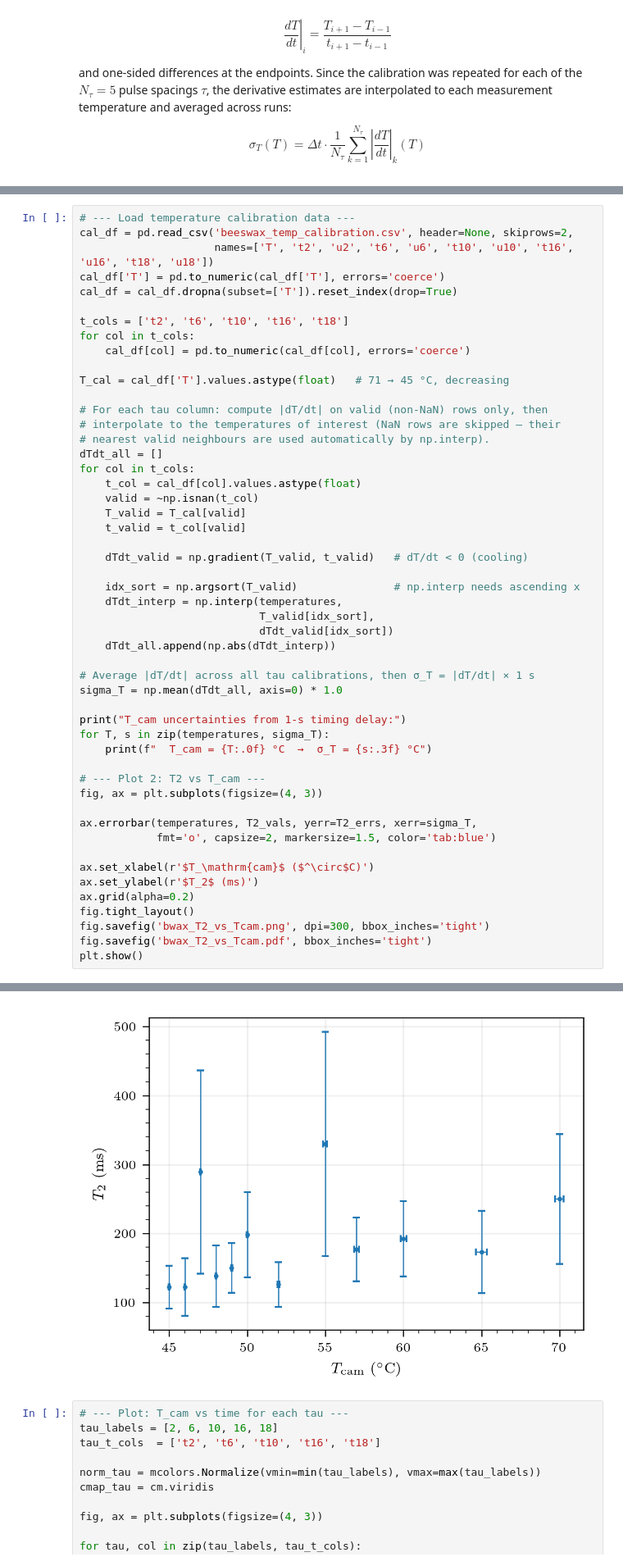
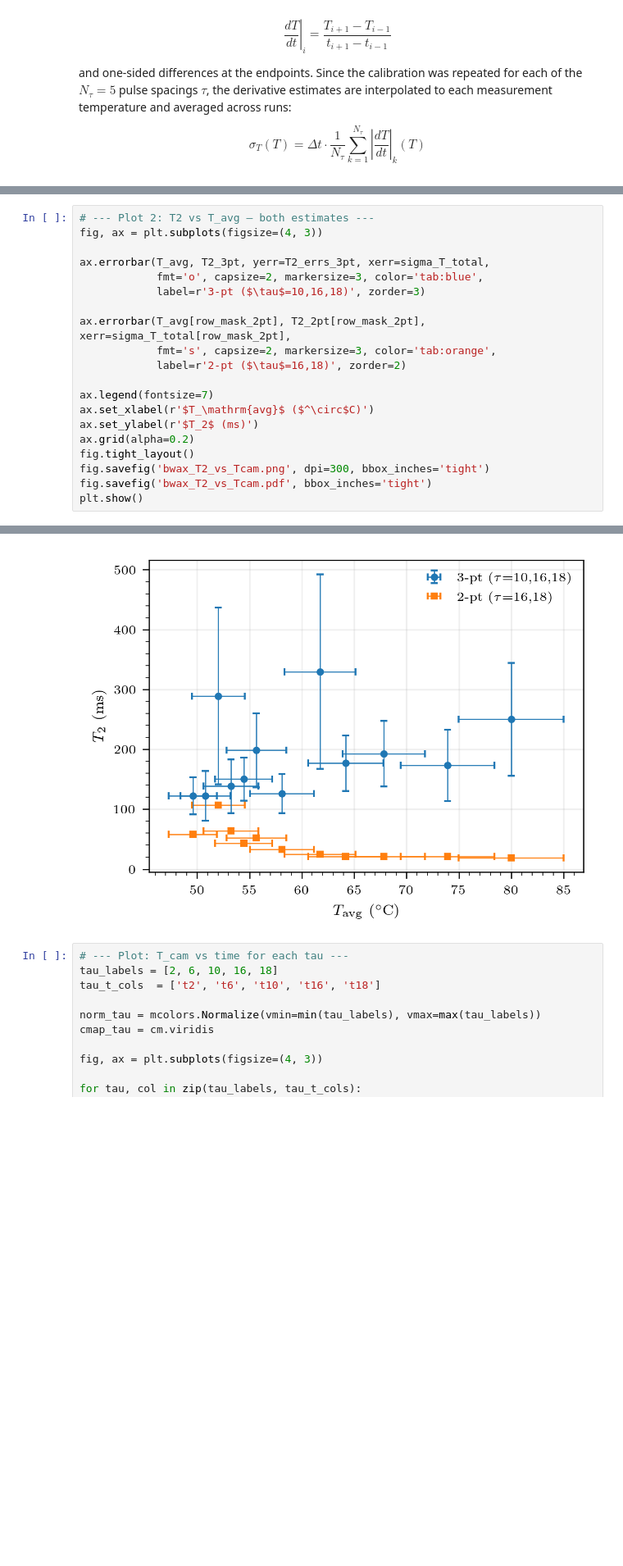
Before and after one commit to asuradev99/jlab, a Jupyter notebook: nmr/bwax.ipynb, the cells around one changed output, grey strips where cells are left out. Shown at 82% size. Drawn from its saved outputs; the diff is of its cells as text; blank space fills up the shorter version.

```diff
--- a/nmr/bwax.ipynb
+++ b/nmr/bwax.ipynb
@@ -144,48 +363,17 @@ $$\sigma_T(T) = \Delta t \cdot \frac{1}{N_\tau} \sum_{k=1}^{N_\tau} \left|\frac{
 # %%
-# --- Load temperature calibration data ---
-cal_df = pd.read_csv('beeswax_temp_calibration.csv', header=None, skiprows=2,
-                     names=['T', 't2', 'u2', 't6', 'u6', 't10', 'u10', 't16', 'u16', 't18', 'u18'])
-cal_df['T'] = pd.to_numeric(cal_df['T'], errors='coerce')
-cal_df = cal_df.dropna(subset=['T']).reset_index(drop=True)
-
-t_cols = ['t2', 't6', 't10', 't16', 't18']
-for col in t_cols:
-    cal_df[col] = pd.to_numeric(cal_df[col], errors='coerce')
-
-T_cal = cal_df['T'].values.astype(float)   # 71 → 45 °C, decreasing
-
-# For each tau column: compute |dT/dt| on valid (non-NaN) rows only, then
-# interpolate to the temperatures of interest (NaN rows are skipped — their
-# nearest valid neighbours are used automatically by np.interp).
-dTdt_all = []
-for col in t_cols:
-    t_col = cal_df[col].values.astype(float)
-    valid = ~np.isnan(t_col)
-    T_valid = T_cal[valid]
-    t_valid = t_col[valid]
-
-    dTdt_valid = np.gradient(T_valid, t_valid)   # dT/dt < 0 (cooling)
-
-    idx_sort = np.argsort(T_valid)               # np.interp needs ascending x
-    dTdt_interp = np.interp(temperatures,
-                            T_valid[idx_sort],
-                            dTdt_valid[idx_sort])
-    dTdt_all.append(np.abs(dTdt_interp))
-
-# Average |dT/dt| across all tau calibrations, then σ_T = |dT/dt| × 1 s
-sigma_T = np.mean(dTdt_all, axis=0) * 1.0
-
-print("T_cam uncertainties from 1-s timing delay:")
-for T, s in zip(temperatures, sigma_T):
-    print(f"  T_cam = {T:.0f} °C  →  σ_T = {s:.3f} °C")
-
-# --- Plot 2: T2 vs T_cam ---
+# --- Plot 2: T2 vs T_avg — both estimates ---
 fig, ax = plt.subplots(figsize=(4, 3))
 
-ax.errorbar(temperatures, T2_vals, yerr=T2_errs, xerr=sigma_T,
-            fmt='o', capsize=2, markersize=1.5, color='tab:blue')
+ax.errorbar(T_avg, T2_3pt, yerr=T2_errs_3pt, xerr=sigma_T_total,
+            fmt='o', capsize=2, markersize=3, color='tab:blue',
+            label=r'3-pt ($\tau$=10,16,18)', zorder=3)
 
-ax.set_xlabel(r'$T_\mathrm{cam}$ ($^\circ$C)')
+ax.errorbar(T_avg[row_mask_2pt], T2_2pt[row_mask_2pt], xerr=sigma_T_total[row_mask_2pt],
+            fmt='s', capsize=2, markersize=3, color='tab:orange',
+            label=r'2-pt ($\tau$=16,18)', zorder=2)
+
+ax.legend(fontsize=7)
+ax.set_xlabel(r'$T_\mathrm{avg}$ ($^\circ$C)')
 ax.set_ylabel(r'$T_2$ (ms)')
 ax.grid(alpha=0.2)
 fig.tight_layout()
@@ -209,4 +384,4 @@ T_cam uncertainties from 1-s timing delay:
-[figure, old version]
+[figure, new version]
 # %%
 # --- Plot: T_cam vs time for each tau ---
 tau_labels = [2, 6, 10, 16, 18]
```
Also changed, not shown: parts of 6 cells of this notebook, 9 other files.
